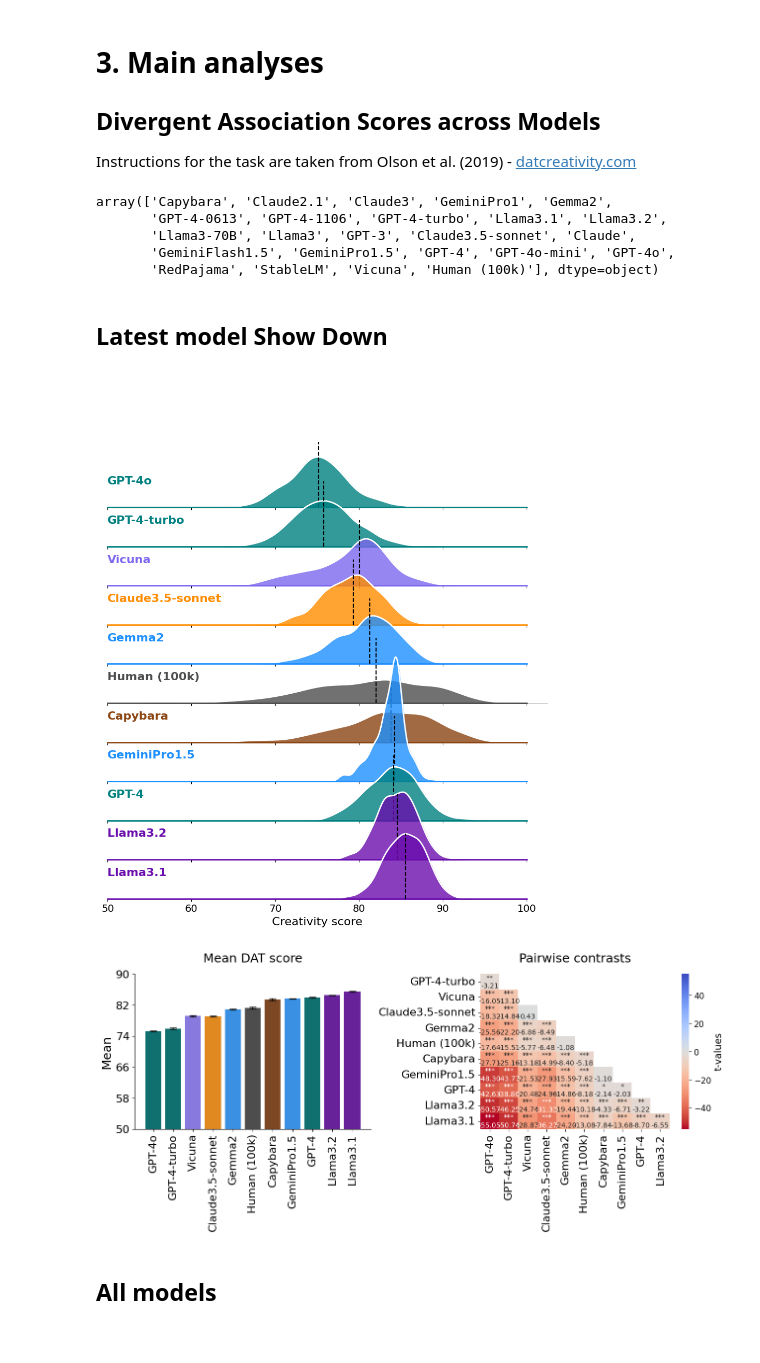
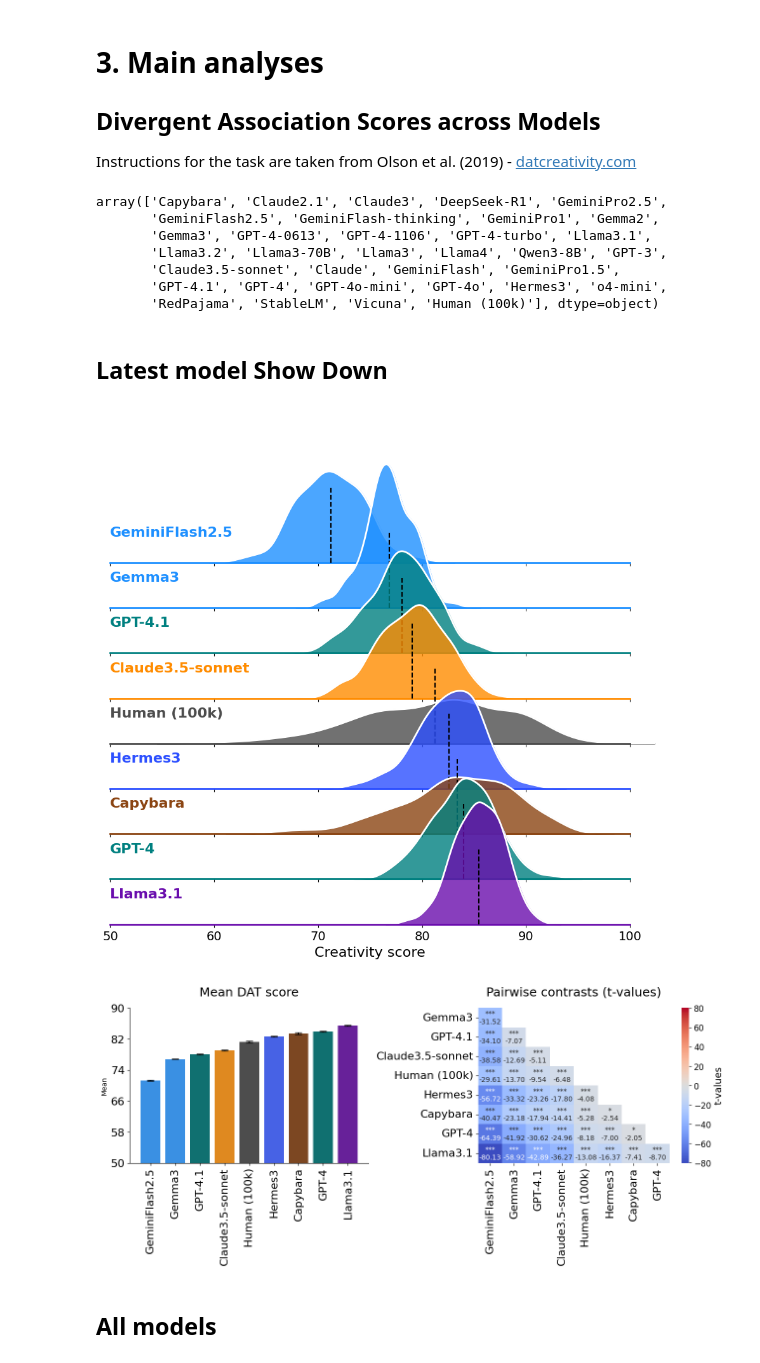
Before and after one commit to AntoineBellemare/DAT_GPT, a Jupyter notebook: notebook/dat_visualization.ipynb, the cells around one changed output. Saved outputs shown, nothing was run; the diff lists cells and outputs as text; code cells hidden in the pictures.

```diff
--- a/notebook/dat_visualization.ipynb
+++ b/notebook/dat_visualization.ipynb
@@ -34,6 +34,9 @@ colors = {
     'GPT-4_mid_ety': '#20B2AA',      # Light Sea Green for distinction
     'GPT-4_mid_thes': '#5F9EA0',     # Cadet Blue
     'GPT-4_mid_opp': '#2E8B57',      # Sea Green
+    'o4-mini_mid_DAT': '#008080',  # o4-mini
+    'GPT-4.1_mid_DAT': '#008080',  # GPT-4.1
+
 
     # GPT-3 family (Green shades)
     'GPT-3_mid_DAT': '#006400',
@@ -65,8 +68,12 @@ colors = {
     'GeminiPro1.5_mid_control': '#87CEFA',
     'GeminiFlash1.5_mid_DAT': '#1E90FF',
     'GeminiFlash1.5_mid_control': '#87CEFA',
+    'GeminiFlash2.5_mid_DAT': '#1E90FF',
+    'GeminiFlash2.5_mid_control': '#87CEFA',
+    'GeminiPro2.5_mid_DAT': '#1E90FF',
     'Gemma2_mid_DAT': '#1E90FF',
     'Gemma2_mid_control': '#87CEFA',
+    'Gemma3_mid_DAT': '#1E90FF',
 
     # Meta/Llama family (Purple shades)
     'Llama3_mid_DAT': '#6A0DAD',       # Purple
@@ -80,6 +87,8 @@ colors = {
     'Llama3.2_mid_control': '#B19CD9',
     'Llama3-70B_mid_DAT': '#6A0DAD',
     'Llama3-70B_mid_control': '#B19CD9',
+    'Llama4_mid_DAT': '#6A0DAD',       # Purple
+    'Llama4_mid_control': '#B19CD9',   # Light Purple
 
     # Other models (Distinctive colors for each)
     'StableLM_mid_DAT': '#556B2F',     # Dark Olive Green
@@ -90,12 +99,15 @@ colors = {
     'Vicuna_mid_control': '#9370DB',   # Medium Purple
     'Vicuna_mid_ety': '#7B68EE',
     'Capybara_mid_DAT': '#8B4513',     # Saddle Brown
-    'Capybara_mid_control': '#D2B48C'  # Tan
+    'Capybara_mid_control': '#D2B48C',  # Tan
+    'Qwen3-8B_mid_DAT': '#8B0000',      # Dark Red
+    'Qwen3-8B_mid_control': '#CD5C5C',  # Indian Red
+    'Hermes3_mid_DAT': '#2d50ff'
 }
 # %% [markdown]
 ## Load all machine and human data
 # %%
-results_df = pd.read_csv('concatenated_results_2024-11-09.csv')
+results_df = pd.read_csv('concatenated_results_2025-06-18.csv')
 # %%
 # convert string to list, handling NaN values
 results_df['Words'] = results_df['Words'].apply(lambda x: ast.literal_eval(x) if pd.notna(x) else x)
@@ -197,7 +209,7 @@ human_data = [("Tree", 10.2), ("Dog", 12.4), ("Car", 13.8)]
 model_word_counts = []
 
 # Assuming results_df is already loaded
-models = ['GPT-4-turbo','GPT-4o', 'GPT-4', 'Claude3.5-sonnet', 'GeminiPro1.5', 'Human (100k)',  'Llama3.1', 'Llama3.2', 'Vicuna', 'Capybara', 'Gemma2']
+model_names = ['GPT-4', 'Claude3.5-sonnet', 'GeminiPro1.5', 'Human (100k)',  'Llama3.1', 'Llama3.2', 'Vicuna', 'Capybara', ]
 
 n_words = 3
 
@@ -250,7 +262,7 @@ ax.spines['right'].set_visible(False)
 plt.tight_layout()
 
 # Save the plot
-plt.savefig(f"figures/{'_'.join(model_names)}_top{n_words}_words_percentage_final_new_vicuna.png", dpi=300)
+plt.savefig(f"./figures/top{n_words}_words_percentage.png", dpi=300)
 
 # Show the plot
 plt.show()
@@ -263,37 +293,41 @@ Instructions for the task are taken from Olson et al. (2019) - [datcreativity.co
 # %%
 results_df['Model'].unique()
 # %% [output]
-array(['Capybara', 'Claude2.1', 'Claude3', 'GeminiPro1', 'Gemma2',
-       'GPT-4-0613', 'GPT-4-1106', 'GPT-4-turbo', 'Llama3.1', 'Llama3.2',
-       'Llama3-70B', 'Llama3', 'GPT-3', 'Claude3.5-sonnet', 'Claude',
-       'GeminiFlash1.5', 'GeminiPro1.5', 'GPT-4', 'GPT-4o-mini', 'GPT-4o',
+array(['Capybara', 'Claude2.1', 'Claude3', 'DeepSeek-R1', 'GeminiPro2.5',
+       'GeminiFlash2.5', 'GeminiFlash-thinking', 'GeminiPro1', 'Gemma2',
+       'Gemma3', 'GPT-4-0613', 'GPT-4-1106', 'GPT-4-turbo', 'Llama3.1',
+       'Llama3.2', 'Llama3-70B', 'Llama3', 'Llama4', 'Qwen3-8B', 'GPT-3',
+       'Claude3.5-sonnet', 'Claude', 'GeminiFlash', 'GeminiPro1.5',
+       'GPT-4.1', 'GPT-4', 'GPT-4o-mini', 'GPT-4o', 'Hermes3', 'o4-mini',
        'RedPajama', 'StableLM', 'Vicuna', 'Human (100k)'], dtype=object)
 # %% [markdown]
 ## Latest model Show Down
 # %%
 # Initialize the FacetGrid object
-pal = [colors['GPT-4o_mid_DAT'],
-    colors['GPT-4-turbo_mid_DAT'],
-    colors['Vicuna_mid_DAT'],
-    colors['Claude3.5-sonnet_mid_DAT'],
-    colors['Gemma2_mid_DAT'],
-    colors['Human (100k)'],
-    colors['Capybara_mid_DAT'],
-    colors['GeminiPro1.5_mid_DAT'],
-    colors['GPT-4_mid_DAT'],
-    colors['Llama3.2_mid_DAT'],
-    colors['Llama3.1_mid_DAT'],
+pal = [colors['GeminiFlash2.5_mid_DAT'],
+       colors['Gemma3_mid_DAT'],
+       colors['GPT-4.1_mid_DAT'],
+       colors['Claude3.5-sonnet_mid_DAT'],
+       colors['Human (100k)'],
+       colors['Hermes3_mid_DAT'],
+       colors['Capybara_mid_DAT'],
+       colors['GPT-4_mid_DAT'],
+       colors['Llama3.1_mid_DAT'],
+
     ]
 
 df = results_df.loc[(results_df['Strategy']=='Original instructions') &
                     (results_df['Temperature']=='Mid') | (results_df['Temperature'].isnull())]
-models = ['GPT-4-turbo','GPT-4o', 'GPT-4', 'Claude3.5-sonnet', 'GeminiPro1.5', 'Human (100k)',  'Llama3.1', 'Llama3.2', 'Vicuna', 'Capybara', 'Gemma2']
+
+models = ['GPT-4', 'Claude3.5-sonnet', 'GeminiFlash2.5', 'GPT-4.1',
+          'Llama3.1', 'Capybara', 'Gemma3', 'Human (100k)', 'Hermes3']
+
 df = df[df['Model'].isin(models)]
-order = df.groupby('Model')['Score'].mean().sort_values(ascending=True).index
 
+# Filter outliers and sample data
 df = df.groupby('Model').apply(lambda x: x[np.abs(x['Score'] - x['Score'].mean()) <= 3 * x['Score'].std()]).reset_index(drop=True)
 df = df.groupby('Model').apply(lambda x: x.sample(min(len(x), 500), random_state=32)).reset_index(drop=True)
-
+order = df.groupby('Model')['Score'].mean().sort_values(ascending=True).index
 g = sns.FacetGrid(df, row="Model", hue="Model", aspect=9, height=1, row_order=order, palette=pal, hue_order=order)
 
 # make transparent background
@@ -303,37 +337,37 @@ for ax in g.axes.flat:
 g.map(sns.kdeplot, "Score",
       bw_adjust=1, clip_on=False,
       fill=True, alpha=0.8, linewidth=1.5)
 g.map(sns.kdeplot, "Score", clip_on=False, color="w", lw=2, bw_adjust=1)
 # passing color=None to refline() uses the hue mapping
 g.refline(y=0, linewidth=2, linestyle="-", color=None, clip_on=False)
 # Define and use a simple function to label the plot in axes coordinates
 def label(x, color, label):
     ax = plt.gca()
     # check if Human is in the label
     ax.text(0, .2, label, fontweight="bold", color=color,
             ha="left", va="center", transform=ax.transAxes,fontsize=16)
 g.map(label, "Score")
-mean_conf, pvals, tvals = analyze_results(df, 'Model', order)
+mean_conf, pvals, tvals, cohensd = analyze_results(df, 'Model', order)
 # Add vertical lines for mean and confidence intervals
 for ax, model in zip(g.axes.flat, order):
-    ax.axvline(mean_conf[mean_conf['Model'] == model]['median'].values[0], color='black', linestyle='--', ymin=0, ymax=0.5)
+    ax.axvline(mean_conf[mean_conf['Model'] == model]['mean'].values[0], color='black', linestyle='--', ymin=0, ymax=0.5)
 
 for ax in g.axes.flat:
     ax.set_xlabel('Creativity score', fontsize=16)
     for label in ax.get_xticklabels():
             label.set_fontsize(14)
 # Remove axes details that don't play well with overlap
 g.set_titles("")
 # Set the subplots to overlap
 g.figure.subplots_adjust(hspace=-.7)  # Adjust this value to reduce the space between axes
 g.set(yticks=[], ylabel="")
 g.despine(bottom=True, left=True)
 g.set(xlim=(50, 100))
-g.savefig('figures/DAT_LLMs_humans_ridge_median_final', dpi=300)
+g.savefig('figures/DAT_LLMs_humans_ridge_mean_final', dpi=300)
 create_heatmap(mean_conf, 'Model', tvals_table=tvals, pvals_table=pvals,
                pal=pal, order=order, xlim=(50,90), save='figures/DAT_GPT_humans_models_final', large=(13, 6))
 # %% [output]
-[figure, old version]
+[figure, new version]
-[figure, old version]
+[figure, new version]
 # %% [markdown]
 ## All models
```
Also changed, not shown: parts of 21 cells of this notebook, 47 other files.
